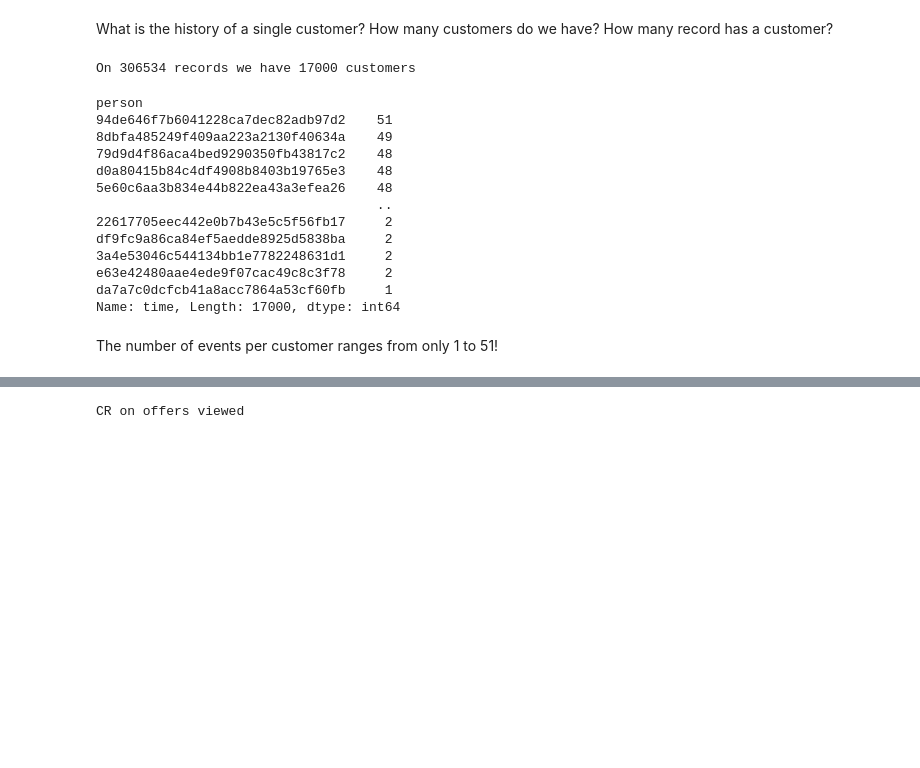
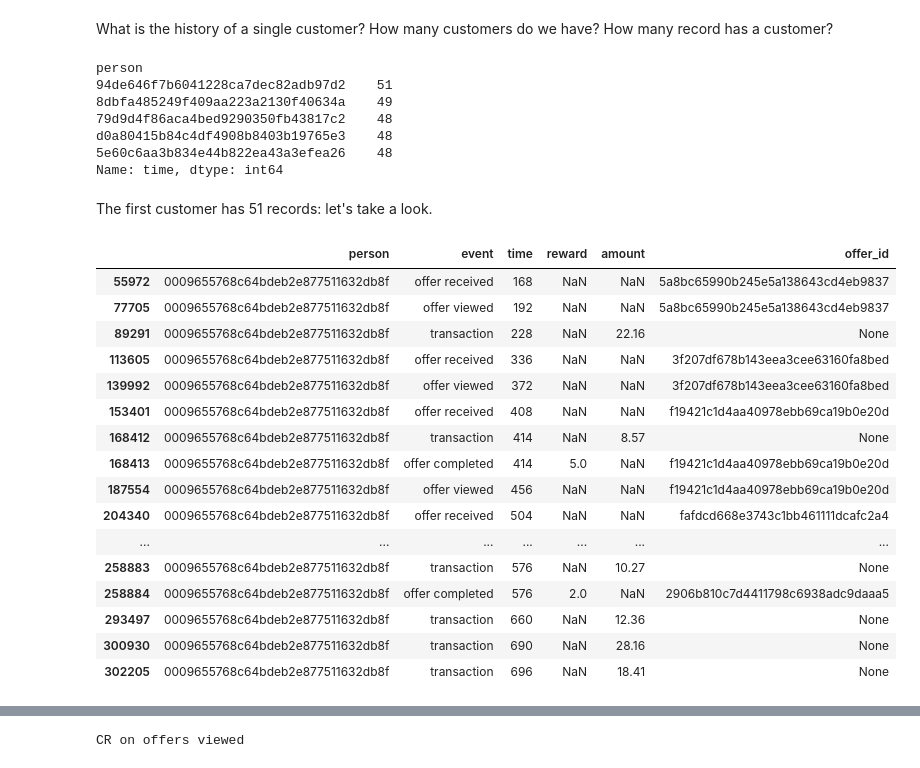
Before and after one commit to MatteoFelici/Capstone_Starkbucks_MLE, a Jupyter notebook: Data_preparation_exploration.ipynb, the cells around one changed output, grey strips where cells are left out. Cells and saved outputs as stored; diff of their text form; code cells hidden in the pictures; blank space fills up the shorter version.

```diff
--- a/Starbucks_Capstone_notebook.ipynb
+++ b/Data_preparation_exploration.ipynb
@@ -301,13 +188,8 @@ transcript.tail(10)
 # %% [markdown]
 What is the history of a single customer? How many customers do we have? How many record has a customer?
-# %%
-cust = len(transcript['person'].unique().tolist())
-print(f'On {len(transcript)} records we have {cust} customers')
-# %% [output]
-On 306534 records we have 17000 customers
 # %%
 cust_list = transcript.groupby('person')['time'].count()
-cust_list.sort_values(ascending=False)
+cust_list.sort_values(ascending=False).head()
 # %% [output]
 person
 94de646f7b6041228ca7dec82adb97d2    51
@@ -315,12 +197,26 @@ person
 79d9d4f86aca4bed9290350fb43817c2    48
 d0a80415b84c4df4908b8403b19765e3    48
 5e60c6aa3b834e44b822ea43a3efea26    48
-                                    ..
-22617705eec442e0b7b43e5c5f56fb17     2
-df9fc9a86ca84ef5aedde8925d5838ba     2
-3a4e53046c544134bb1e7782248631d1     2
-e63e42480aae4ede9f07cac49c8c3f78     2
-da7a7c0dcfcb41a8acc7864a53cf60fb     1
-Name: time, Length: 17000, dtype: int64
+Name: time, dtype: int64
-# %% [markdown]
-The number of events per customer ranges from only 1 to 51!
+# %% [markdown]
+The first customer has 51 records: let's take a look.
+# %%
+transcript.loc[transcript['person'] == cust_list.index[0]].sort_values('time')
+# %% [output]
+|  | person | event | time | reward | amount | offer_id |
+| 55972 | 0009655768c64bdeb2e877511632db8f | offer received | 168 | NaN | NaN | 5a8bc65990b245e5a138643cd4eb9837 |
+| 77705 | 0009655768c64bdeb2e877511632db8f | offer viewed | 192 | NaN | NaN | 5a8bc65990b245e5a138643cd4eb9837 |
+| 89291 | 0009655768c64bdeb2e877511632db8f | transaction | 228 | NaN | 22.16 | None |
+| 113605 | 0009655768c64bdeb2e877511632db8f | offer received | 336 | NaN | NaN | 3f207df678b143eea3cee63160fa8bed |
+| 139992 | 0009655768c64bdeb2e877511632db8f | offer viewed | 372 | NaN | NaN | 3f207df678b143eea3cee63160fa8bed |
+| 153401 | 0009655768c64bdeb2e877511632db8f | offer received | 408 | NaN | NaN | f19421c1d4aa40978ebb69ca19b0e20d |
+| 168412 | 0009655768c64bdeb2e877511632db8f | transaction | 414 | NaN | 8.57 | None |
+| 168413 | 0009655768c64bdeb2e877511632db8f | offer completed | 414 | 5.0 | NaN | f19421c1d4aa40978ebb69ca19b0e20d |
+| 187554 | 0009655768c64bdeb2e877511632db8f | offer viewed | 456 | NaN | NaN | f19421c1d4aa40978ebb69ca19b0e20d |
+| 204340 | 0009655768c64bdeb2e877511632db8f | offer received | 504 | NaN | NaN | fafdcd668e3743c1bb461111dcafc2a4 |
+| ... | ... | ... | ... | ... | ... | ... |
+| 258883 | 0009655768c64bdeb2e877511632db8f | transaction | 576 | NaN | 10.27 | None |
+| 258884 | 0009655768c64bdeb2e877511632db8f | offer completed | 576 | 2.0 | NaN | 2906b810c7d4411798c6938adc9daaa5 |
+| 293497 | 0009655768c64bdeb2e877511632db8f | transaction | 660 | NaN | 12.36 | None |
+| 300930 | 0009655768c64bdeb2e877511632db8f | transaction | 690 | NaN | 28.16 | None |
+| 302205 | 0009655768c64bdeb2e877511632db8f | transaction | 696 | NaN | 18.41 | None |
```
Also changed, not shown: parts of 40 cells of this notebook.
